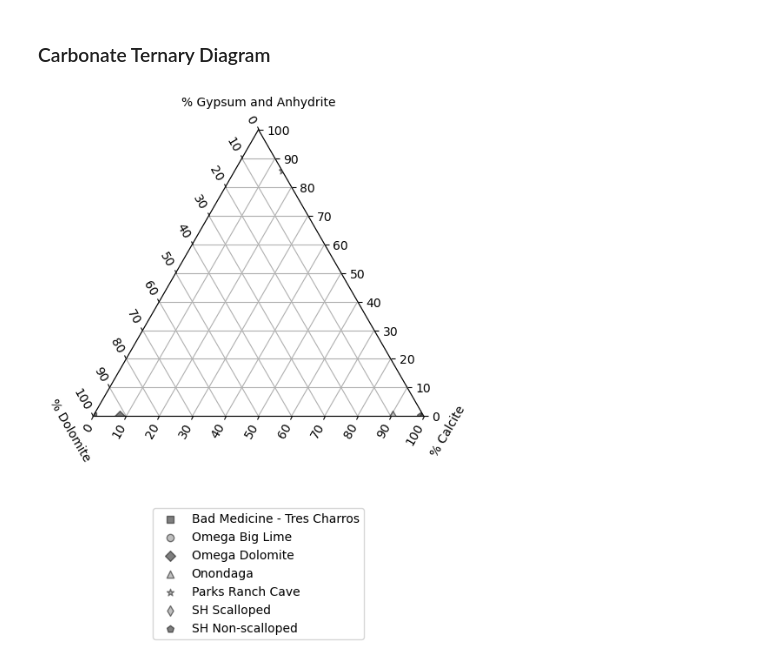
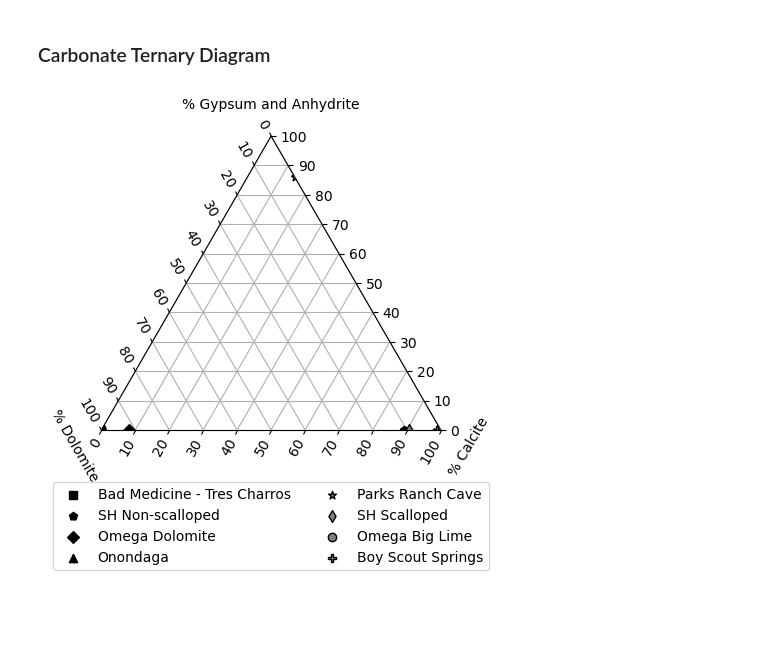
Before and after one commit to ethanoleson/Scallop_code, a Jupyter notebook: Thin Section/ternary_diagram.ipynb, the cells around one changed output. Cells and saved outputs as stored; diff of their text form; code cells hidden in the pictures; blank space fills up the shorter version.

Commit message:
worked on alternate ternary diagram

```diff
--- a/Thin Section/ternary_diagram.ipynb
+++ b/Thin Section/ternary_diagram.ipynb
@@ -171,44 +171,48 @@ plt.show()
 # %%
 import numpy as np
 
 import matplotlib.pyplot as plt
 import mpltern
 
 fig = plt.figure(figsize=(10.8, 4.8))
 ax = fig.add_subplot(1, 2, 1, projection="ternary", zorder = 1)
 ax.grid()
 
 # Calcite, Dolomite, Gypsum, actual: Gypsum, dolomite, calcite
-BMTC80823A = [(0, 99.33, 0 )]
-Omega71923A = [(0, 0, 95.667)]
-Omega71923B = [(0, 91, 8)]
-Onon83123A = [(0 , 98.67, 0.0067)]
-PRC111123A = [(83,0, 14)]
+BMTC80823A = [(0, 100, 0 )]
+Omega71923A = [(0, 0, 100)]
+Omega71923B = [(0, 91.95, 8.05)]
+Onon83123A = [(0 , 99.33, 0.67)]
+PRC111123A = [(85.57,0, 14.03)]
 LPSC = [(0, 9.333, 90.667)]
-LPNS = [(0, 1, 99 )]
+LPNS = [(0, 10.7, 89.3 )]
+BSS = [(0, 1, 99)]
 
 # Unpack the points and plot them
-ax.scatter(*zip(*BMTC80823A), color='black', marker='s',  edgecolors= 'black', label='Bad Medicine - Tres Charros', alpha= 0.5, zorder = 4)
-ax.scatter(*zip(*Omega71923A), color='gray', marker='o',  edgecolors= 'black', label='Omega Big Lime', alpha= 0.5, zorder = 4)
-ax.scatter(*zip(*Omega71923B), color='black', marker='D',  edgecolors= 'black', label='Omega Dolomite', alpha= 0.5, zorder =4)
-ax.scatter(*zip(*Onon83123A), color='gray', marker='^',  edgecolors= 'black', label='Onondaga', alpha= 0.5, zorder = 4)
-ax.scatter(*zip(*PRC111123A), color = 'gray', marker = '*', edgecolors= 'black', label = 'Parks Ranch Cave', alpha = 0.5, zorder = 4)
-ax.scatter(*zip(*LPSC), color = 'gray', marker = 'd', edgecolors= 'black', label = 'SH Scalloped', alpha = 0.5, zorder = 4)
-ax.scatter(*zip(*LPNS), color = 'black', marker = 'p', edgecolors= 'black', label = 'SH Non-scalloped', alpha = 0.5, zorder = 4)
+ax.scatter(*zip(*BMTC80823A), color='black', marker='s',  edgecolors= 'black', label='Bad Medicine - Tres Charros', zorder = 4)
+ax.scatter(*zip(*LPNS), color = 'black', marker = 'p', edgecolors= 'black', label = 'SH Non-scalloped', zorder = 4)
+ax.scatter(*zip(*Omega71923B), color='black', marker='D',  edgecolors= 'black', label='Omega Dolomite', zorder =4)
+ax.scatter(*zip(*Onon83123A), color='black', marker='^',  edgecolors= 'black', label='Onondaga', zorder = 4)
+ax.scatter(*zip(*PRC111123A), color = 'gray', marker = '*', edgecolors= 'black', label = 'Parks Ranch Cave', zorder = 4)
+ax.scatter(*zip(*LPSC), color = 'gray', marker = 'd', edgecolors= 'black', label = 'SH Scalloped', zorder = 4)
+ax.scatter(*zip(*Omega71923A), color='gray', marker='o',  edgecolors= 'black', label='Omega Big Lime', zorder = 4)
+ax.scatter(*zip(*BSS), color = 'gray', marker = 'P',  edgecolors= 'black', label='Boy Scout Springs', zorder = 4 )
+
 
 ticks = [0.0, 0.1, 0.2, 0.3, 0.4, 0.5, 0.6, 0.7, 0.8, 0.9, 1.0]
 labels = ['0', '10', '20', '30', '40', '50', '60', '70', '80', '90', '100']
 ax.taxis.set_ticks(ticks, labels=labels)
 ax.laxis.set_ticks(ticks, labels=labels)
 ax.raxis.set_ticks(ticks, labels=labels)
 
 ax.set_tlabel('% Gypsum and Anhydrite')
 ax.set_rlabel('% Calcite')
 ax.set_llabel('% Dolomite')
 
-plt.legend(loc = 'lower center', bbox_to_anchor=(0.5, -0.8))
-plt.savefig('ternary_modal_plot.png', dpi = 600)
+plt.legend(loc = 'lower center', bbox_to_anchor=(0.5, -0.5), ncol = 2)
+plt.tight_layout()
+plt.savefig('ternary_modal_plot.png', bbox_inches = 'tight', dpi = 600)
 
 plt.show()
 # %% [output]
-[figure, old version]
+[figure, new version]
```
Also changed, not shown: parts of 3 cells of this notebook, 2 other files.
